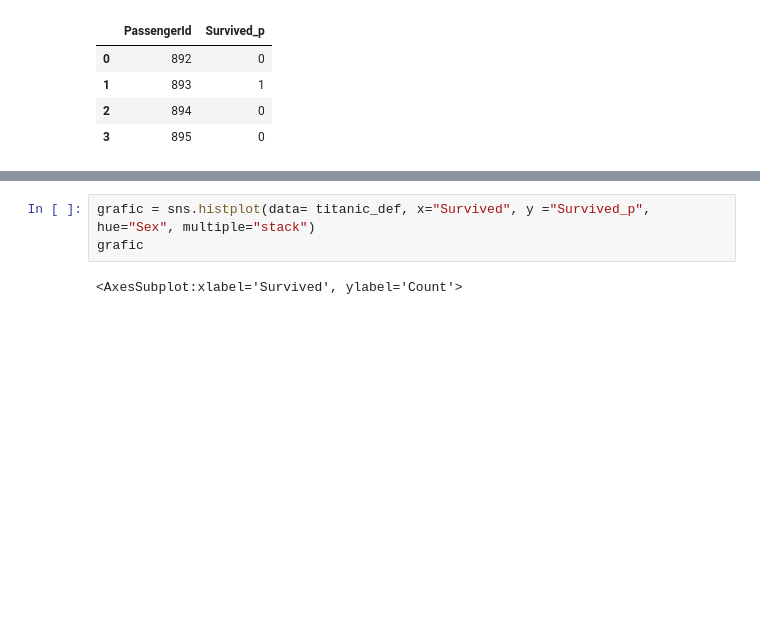
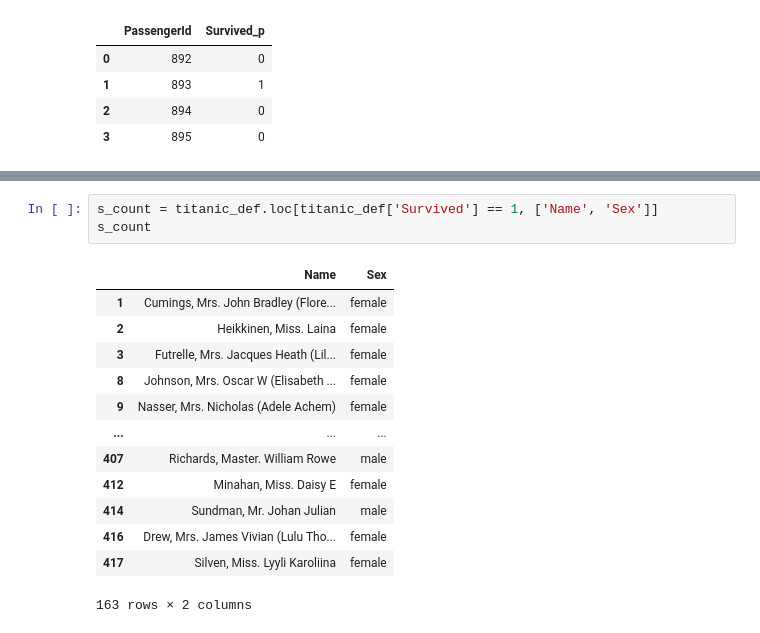
Before and after one commit to Likimeya/Titanic-kaggle, a Jupyter notebook: Titanic.ipynb, the cells around one changed output, grey strips where cells are left out. Cells and saved outputs as stored; diff of their text form; blank space fills up the shorter version.

```diff
--- a/Titanic.ipynb
+++ b/Titanic.ipynb
@@ -338,8 +310,20 @@ titanic_def.head(3)
 | 0 | 1 | 0 | 3 | Braund, Mr. Owen Harris | male | 22.00 | 1 | 0 | A/5 21171 | 7.25 | ... |
 | 1 | 2 | 1 | 1 | Cumings, Mrs. John Bradley (Flore... | female | 38.00 | 1 | 0 | PC 17599 | 71.28 | ... |
 | 2 | 3 | 1 | 3 | Heikkinen, Miss. Laina | female | 26.00 | 0 | 0 | STON/O2. 3101282 | 7.92 | ... |
-# %%
-grafic = sns.histplot(data= titanic_def, x="Survived", y ="Survived_p", hue="Sex", multiple="stack")
-grafic
-# %% [output]
-<AxesSubplot:xlabel='Survived', ylabel='Count'>
+# %%
+s_count = titanic_def.loc[titanic_def['Survived'] == 1, ['Name', 'Sex']]
+s_count
+# %% [output]
+|  | Name | Sex |
+| 1 | Cumings, Mrs. John Bradley (Flore... | female |
+| 2 | Heikkinen, Miss. Laina | female |
+| 3 | Futrelle, Mrs. Jacques Heath (Lil... | female |
+| 8 | Johnson, Mrs. Oscar W (Elisabeth ... | female |
+| 9 | Nasser, Mrs. Nicholas (Adele Achem) | female |
+| ... | ... | ... |
+| 407 | Richards, Master. William Rowe | male |
+| 412 | Minahan, Miss. Daisy E | female |
+| 414 | Sundman, Mr. Johan Julian | male |
+| 416 | Drew, Mrs. James Vivian (Lulu Tho... | female |
+| 417 | Silven, Miss. Lyyli Karoliina | female |
+163 rows × 2 columns
```
Also changed, not shown: parts of 23 cells of this notebook.
